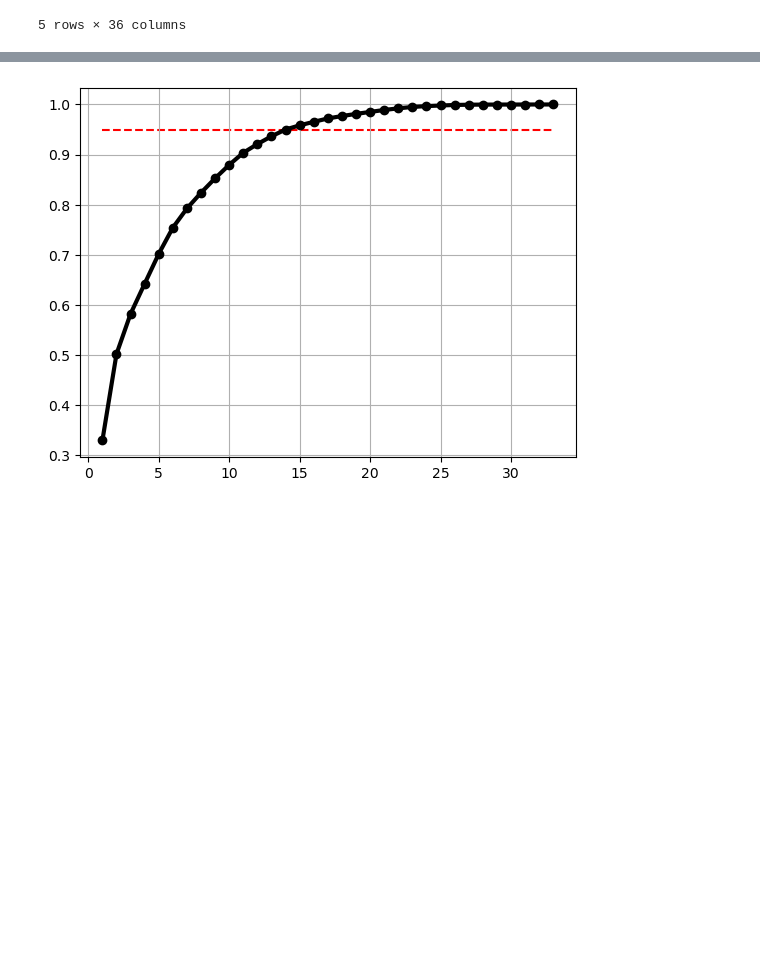
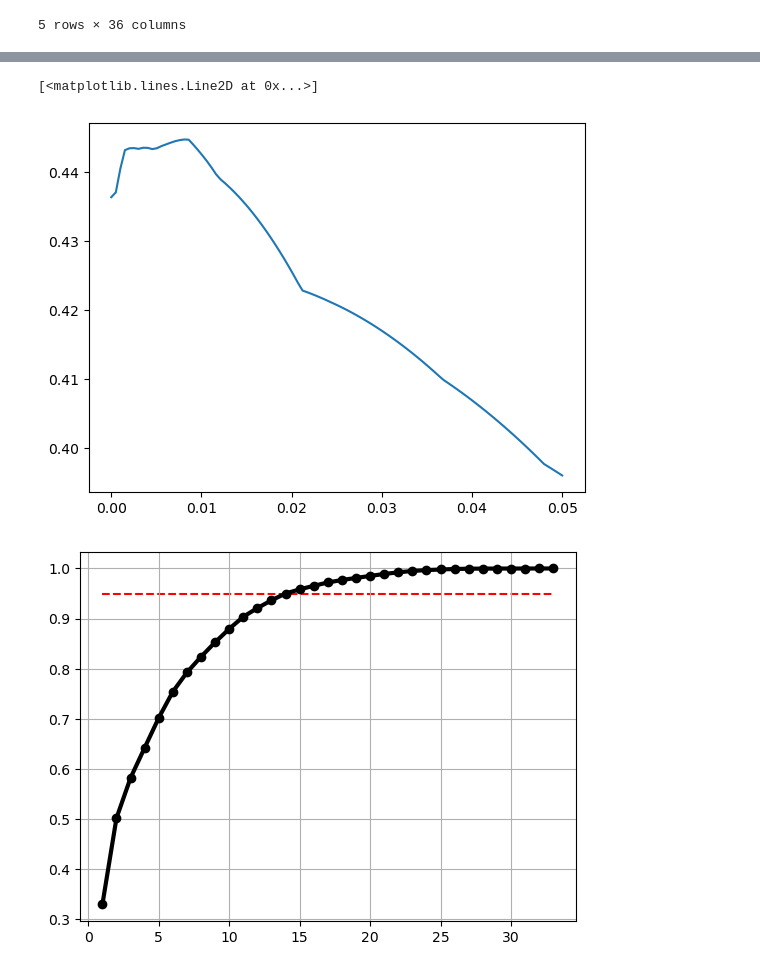
Before and after one commit to martinbog19/balling-on-the-edge, a Jupyter notebook: linear_models.ipynb, the cells around one changed output, grey strips where cells are left out. Cells and saved outputs as stored; diff of their text form; code cells hidden in the pictures; blank space fills up the shorter version.

```diff
--- a/linear_models.ipynb
+++ b/linear_models.ipynb
@@ -33,3 +63,18 @@ r2_score(y_test, y_pred)
+# %%
+alphas = np.linspace(0, 0.05, 100)
+r2s, maes = [], []
+for alpha in alphas :
+    ridge = ElasticNet(alpha = alpha, l1_ratio = 0.5)
+    ridge.fit(X_train, y_train)
+    y_pred = ridge.predict(X_test)
+    r2 = 1 - sum((y_pred - y_test) ** 2) / sum((0.5 - y_test) ** 2)
+    mae = (np.abs(y_pred - y_test)).mean()
+    r2s.append(r2)
+    maes.append(mae)
+plt.plot(alphas, r2s)
+# %% [output]
+[<matplotlib.lines.Line2D at 0x...>]
+[figure, added]
 # %%
 test['Pred'] = y_pred
 pred_df = test.copy()[['Year', 'Tm', 'WinLoss', 'Pred']].rename(columns = {'WinLoss': 'Real'})
```
Also changed, not shown: parts of 5 cells of this notebook, 2 other files.
